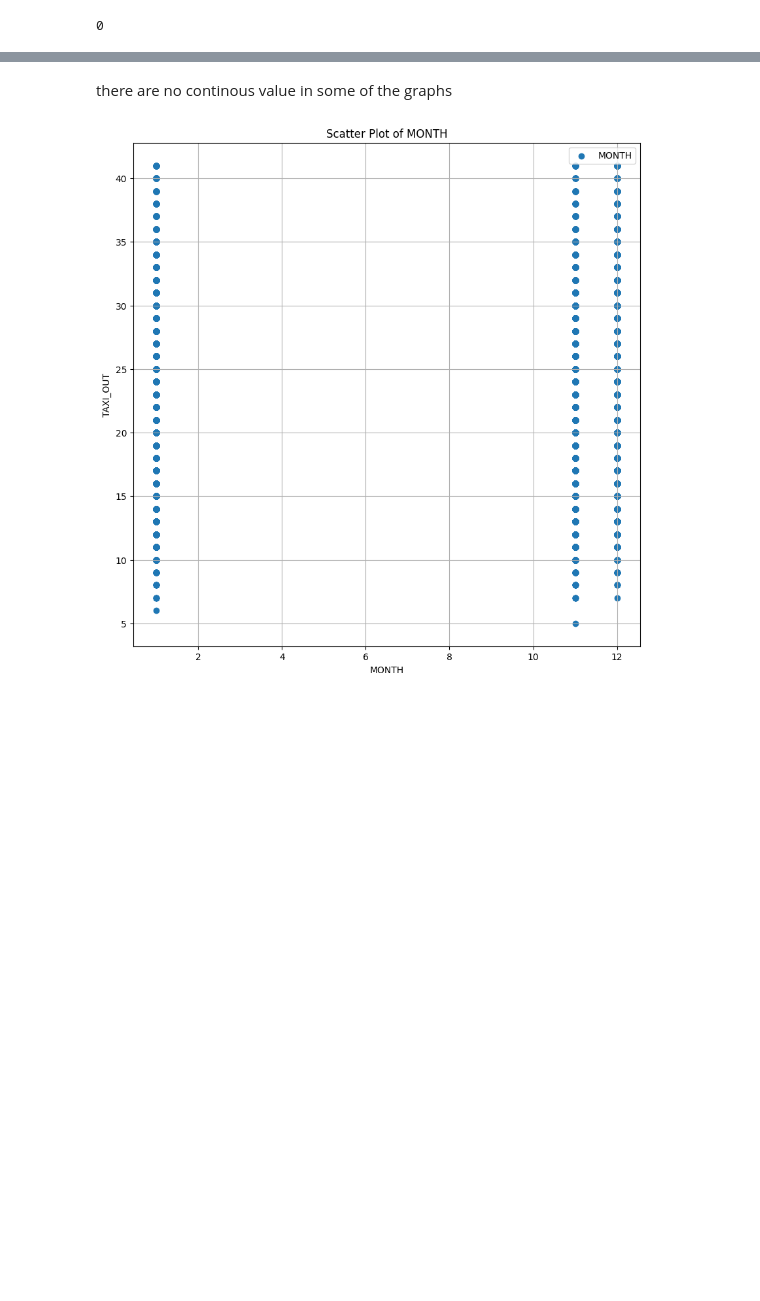
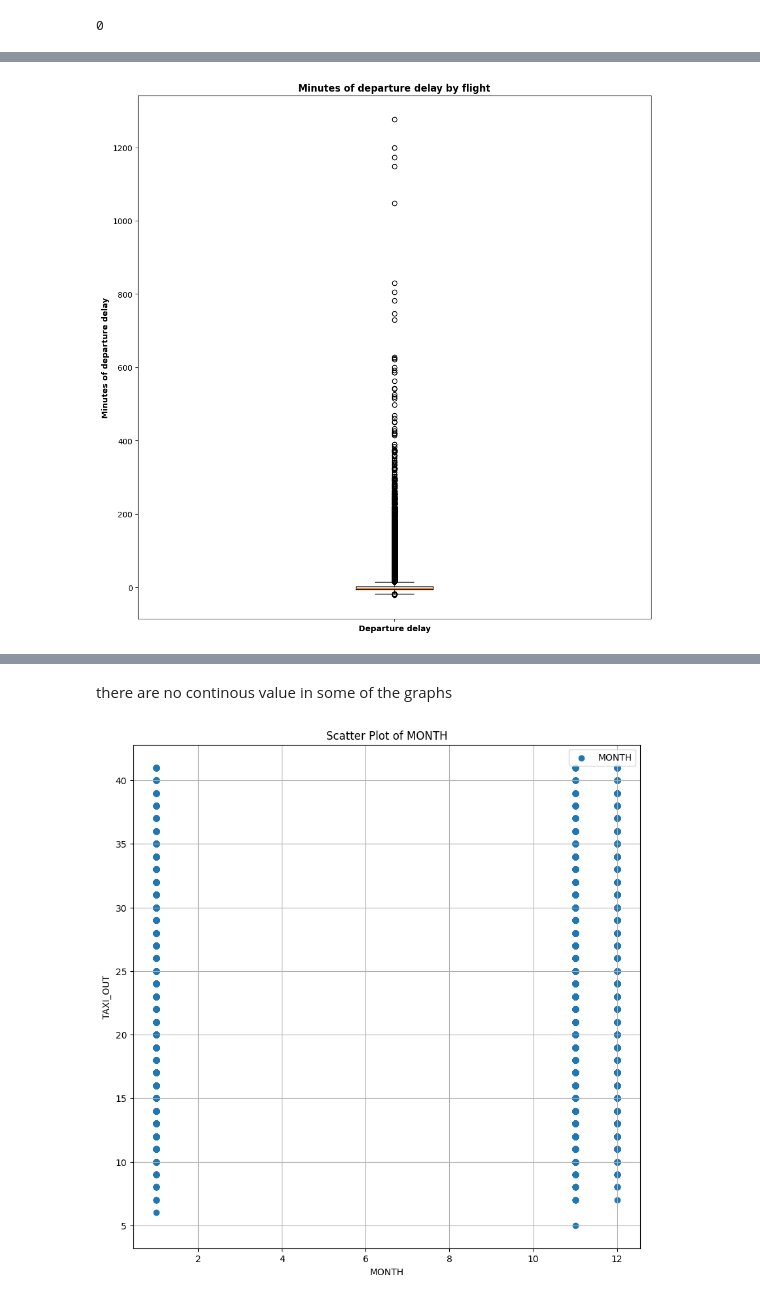
Before and after one commit to environmentallyconsciouscoder/flight_take_off_data, a Jupyter notebook: eda.ipynb, the cells around one changed output, grey strips where cells are left out. Saved outputs shown, nothing was run; the diff lists cells and outputs as text; code cells hidden in the pictures; blank space fills up the shorter version.

```diff
--- a/eda.ipynb
+++ b/eda.ipynb
@@ -162,0 +158,13 @@ plt.show()
+# %%
+fig, axes = plt.subplots(nrows=1, figsize=(10, 10))
+
+ax = axes
+ax.boxplot(data_to_use['DEP_DELAY'])
+ax.set_ylabel("Minutes of departure delay", fontweight='bold')
+ax.set_xticklabels(['Departure delay'], fontweight='bold')
+ax.set_title('Minutes of departure delay by flight', fontweight='bold')
+
+plt.tight_layout()
+plt.show()
+# %% [output]
+[figure, added]
```
Also changed, not shown: parts of 19 cells of this notebook.
